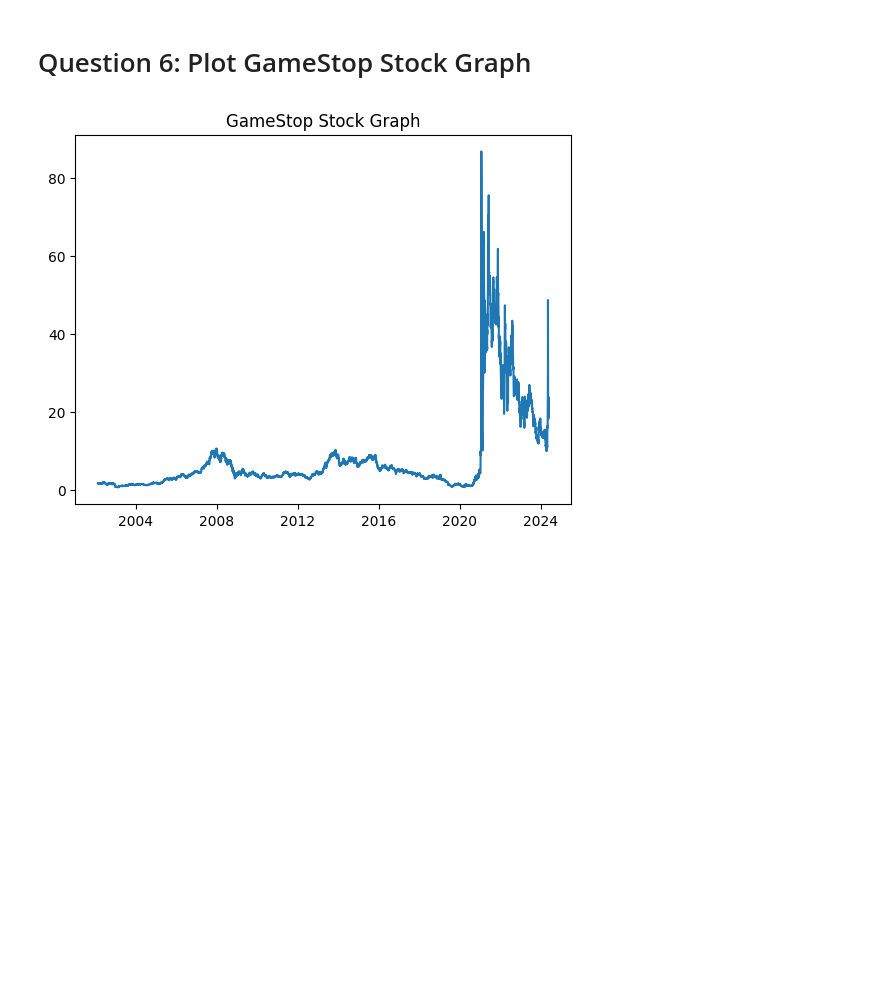
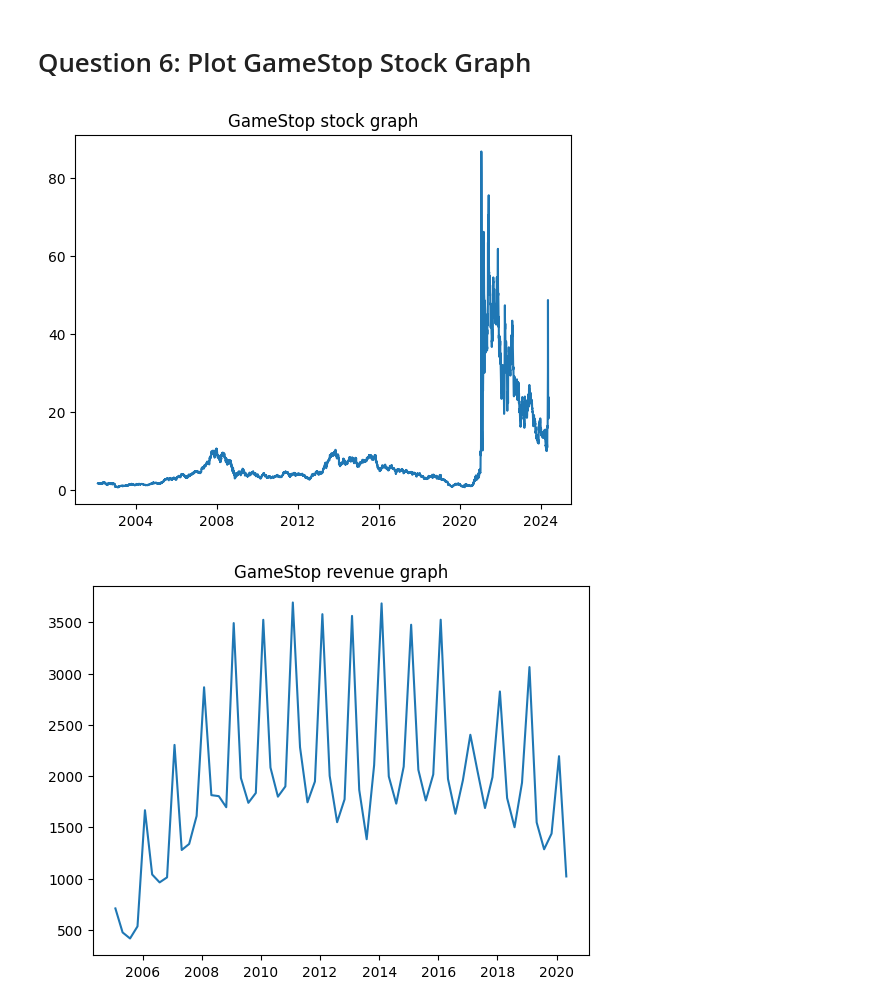
Before and after one commit to Mynreden/Stock-Data, a Jupyter notebook: PythonDS_Project.ipynb, the cells around one changed output. Cells and saved outputs as stored; diff of their text form; code cells hidden in the pictures; blank space fills up the shorter version.

```diff
--- a/PythonDS_Project.ipynb
+++ b/PythonDS_Project.ipynb
@@ -106,6 +115,7 @@ make_graph(tesla_data, "Tesla stock graph")
 # %% [markdown]
 # Question 6: Plot GameStop Stock Graph
 # %%
-make_graph(gamestop_data, "GameStop Stock Graph")
+make_graph(gamestop_data, gmt_revenue, "GameStop")
 # %% [output]
 [figure]
+[figure, added]
```
Also changed, not shown: parts of 6 cells of this notebook.
